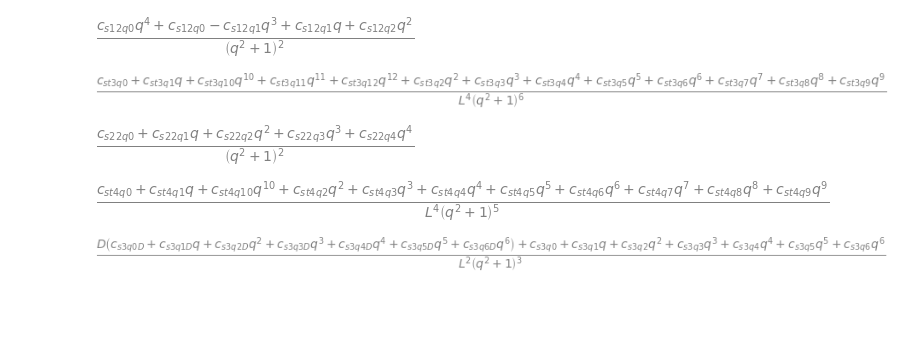
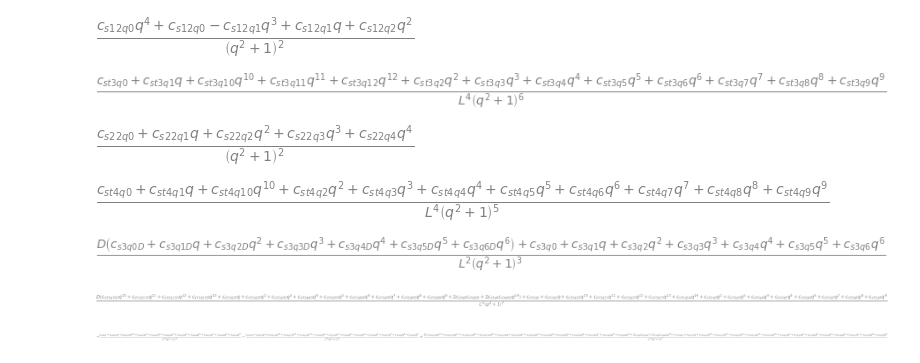
Before and after one commit to emilemarcotte/dubins2circle2set, a Jupyter notebook: RSLS_sympy.ipynb, the cells around one changed output. Cells and saved outputs as stored; diff of their text form; code cells hidden in the pictures; blank space fills up the shorter version.

```diff
--- a/RSLS_sympy.ipynb
+++ b/RSLS_sympy.ipynb
@@ -483,8 +483,85 @@ c_s3
 [figure]
 # %%
 ### Square c_s3
+
+c_s3_2 = c_s3**2
+c_s3_2_num, c_s3_2_denom = c_s3_2.as_numer_denom()
+c_s3_2_num = collect(expand(c_s3_2_num), [D,q])
+
+# Replace D**2 by its value
+c_s3_2_num = c_s3_2_num.xreplace({D**2: D_2})
+# c_s3_2_num = factor(c_s3_2_num)
+c_s3_2_num_num, c_s3_2_num_denom = c_s3_2_num.as_numer_denom()
+c_s3_2_num_num = expand(c_s3_2_num_num)
+c_s3_2_num_num = collect(c_s3_2_num_num, [D,q])
+
+# Assemble sub-terms NOT multiplied by D
+c_s3_2_q0, c_s3_2_q1, c_s3_2_q2, c_s3_2_q3, c_s3_2_q4, c_s3_2_q5, c_s3_2_q6, c_s3_2_q7, c_s3_2_q8, c_s3_2_q9, c_s3_2_q10, c_s3_2_q11, c_s3_2_q12, c_s3_2_q13, c_s3_2_q14 = symbols(
+    "c_s3_2_q0, c_s3_2_q1, c_s3_2_q2, c_s3_2_q3, c_s3_2_q4, c_s3_2_q5, c_s3_2_q6, c_s3_2_q7, c_s3_2_q8, c_s3_2_q9, c_s3_2_q10, c_s3_2_q11, c_s3_2_q12, c_s3_2_q13, c_s3_2_q14")
+c_s3_2_q0t = c_s3_2_num_num.coeff(q,0)
+c_s3_2_q1t = c_s3_2_num_num.coeff(q,1)
+c_s3_2_q2t = c_s3_2_num_num.coeff(q,2)
+c_s3_2_q3t = c_s3_2_num_num.coeff(q,3)
+c_s3_2_q4t = c_s3_2_num_num.coeff(q,4)
+c_s3_2_q5t = c_s3_2_num_num.coeff(q,5)
+c_s3_2_q6t = c_s3_2_num_num.coeff(q,6)
+c_s3_2_q7t = c_s3_2_num_num.coeff(q,7)
+c_s3_2_q8t = c_s3_2_num_num.coeff(q,8)
+c_s3_2_q9t = c_s3_2_num_num.coeff(q,9)
+c_s3_2_q10t = c_s3_2_num_num.coeff(q,10)
+c_s3_2_q11t = c_s3_2_num_num.coeff(q,11)
+c_s3_2_q12t = c_s3_2_num_num.coeff(q,12)
+c_s3_2_q13t = c_s3_2_num_num.coeff(q,13)
+c_s3_2_q14t = c_s3_2_num_num.coeff(q,14)
+subs = dict(zip([c_s3_2_q0t, c_s3_2_q1t, c_s3_2_q2t, c_s3_2_q3t, c_s3_2_q4t, c_s3_2_q5t, c_s3_2_q6t, c_s3_2_q7t, c_s3_2_q8t, c_s3_2_q9t, c_s3_2_q10t, c_s3_2_q11t, c_s3_2_q12t, c_s3_2_q13t, c_s3_2_q14t],
+                [c_s3_2_q0, c_s3_2_q1, c_s3_2_q2, c_s3_2_q3, c_s3_2_q4, c_s3_2_q5, c_s3_2_q6, c_s3_2_q7, c_s3_2_q8, c_s3_2_q9, c_s3_2_q10, c_s3_2_q11, c_s3_2_q12, c_s3_2_q13, c_s3_2_q14]))
+c_s3_2_num_num = c_s3_2_num_num.subs(subs)
+
+# Assemble sub-terms multiplied by D
+D_term = c_s3_2_num_num.coeff(D,1)
+D_term = collect(D_term, q)
+c_s3_2_q1D, c_s3_2_q2D, c_s3_2_q3D, c_s3_2_q4D, c_s3_2_q5D, c_s3_2_q6D, c_s3_2_q7D, c_s3_2_q8D, c_s3_2_q9D, c_s3_2_q10D, c_s3_2_q11D, c_s3_2_q12D, c_s3_2_q13D = symbols(
+    "c_s3_2_q1D, c_s3_2_q2D, c_s3_2_q3D, c_s3_2_q4D, c_s3_2_q5D, c_s3_2_q6D, c_s3_2_q7D, c_s3_2_q8D, c_s3_2_q9D, c_s3_2_q10D, c_s3_2_q11D, c_s3_2_q12D, c_s3_2_q13D")
+c_s3_2_q1Dt = c_s3_2_num_num.coeff(D,1).coeff(q,1)
+c_s3_2_q2Dt = c_s3_2_num_num.coeff(D,1).coeff(q,2)
+c_s3_2_q3Dt = c_s3_2_num_num.coeff(D,1).coeff(q,3)
+c_s3_2_q4Dt = c_s3_2_num_num.coeff(D,1).coeff(q,4)
+c_s3_2_q5Dt = c_s3_2_num_num.coeff(D,1).coeff(q,5)
+c_s3_2_q6Dt = c_s3_2_num_num.coeff(D,1).coeff(q,6)
+c_s3_2_q7Dt = c_s3_2_num_num.coeff(D,1).coeff(q,7)
+c_s3_2_q8Dt = c_s3_2_num_num.coeff(D,1).coeff(q,8)
+c_s3_2_q9Dt = c_s3_2_num_num.coeff(D,1).coeff(q,9)
+c_s3_2_q10Dt = c_s3_2_num_num.coeff(D,1).coeff(q,10)
+c_s3_2_q11Dt = c_s3_2_num_num.coeff(D,1).coeff(q,11)
+c_s3_2_q12Dt = c_s3_2_num_num.coeff(D,1).coeff(q,12)
+c_s3_2_q13Dt = c_s3_2_num_num.coeff(D,1).coeff(q,13)
+subs = dict(zip([c_s3_2_q1Dt, c_s3_2_q2Dt, c_s3_2_q3Dt, c_s3_2_q4Dt, c_s3_2_q5Dt, c_s3_2_q6Dt, c_s3_2_q7Dt, c_s3_2_q8Dt, c_s3_2_q9Dt, c_s3_2_q10Dt, c_s3_2_q11Dt, c_s3_2_q12Dt, c_s3_2_q13Dt],
+                [c_s3_2_q1D, c_s3_2_q2D, c_s3_2_q3D, c_s3_2_q4D, c_s3_2_q5D, c_s3_2_q6D, c_s3_2_q7D, c_s3_2_q8D, c_s3_2_q9D, c_s3_2_q10D, c_s3_2_q11D, c_s3_2_q12D, c_s3_2_q13D]))
+D_term = D_term.subs(subs)
+
+
+
+# Replace the old term in D by the new term with assembled coefficients
+c_s3_2_num_num = c_s3_2_num_num - D*c_s3_2_num_num.coeff(D,1) + D*D_term
+
+c_s3_2_num = c_s3_2_num_num/c_s3_2_num_denom
+c_s3_2 = c_s3_2_num/c_s3_2_denom
+
+c_s3_2
+# c_s3_2_num
+# c_s3_2_num_num
+# D_term
+# c_s3_2_num_denom
+# %% [output]
+[figure, added]
 # %%
 ### Square the right side of the equality in eq 59
+
+c_stR = c_s3_2 - c_st3 - c_st4
+
+c_stR
+# %% [output]
+[figure, added]
 # %%
 ##################### where I'm at #################################
 # %%
```
